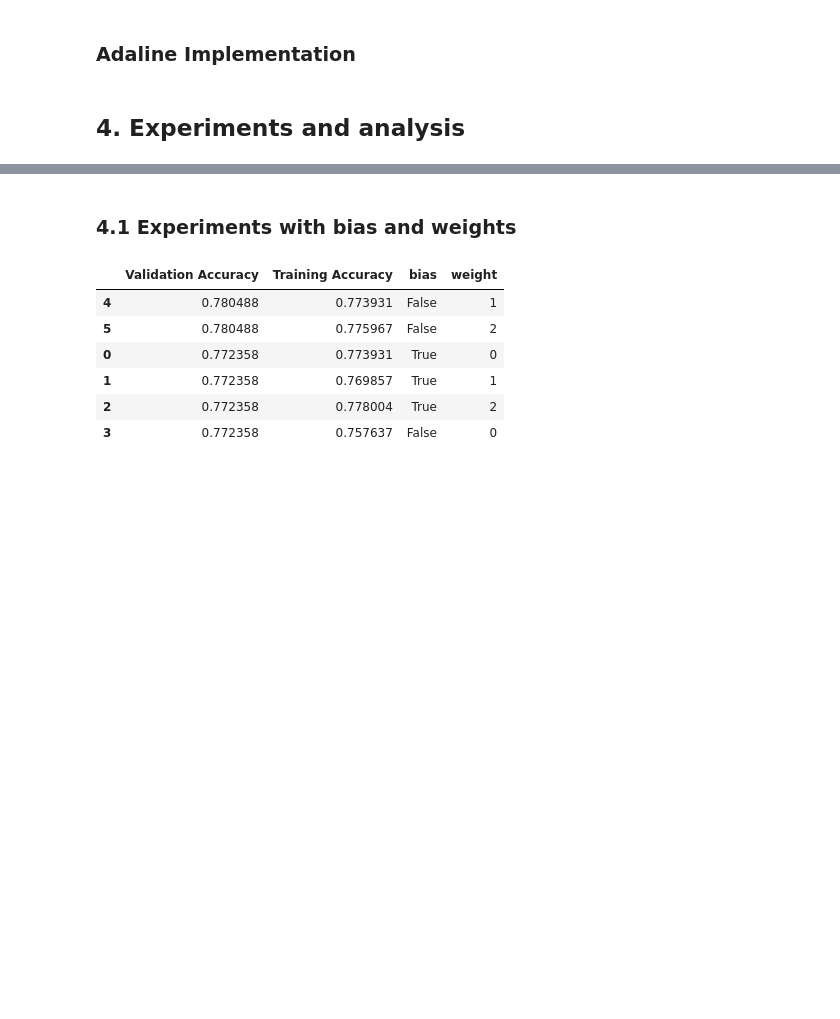
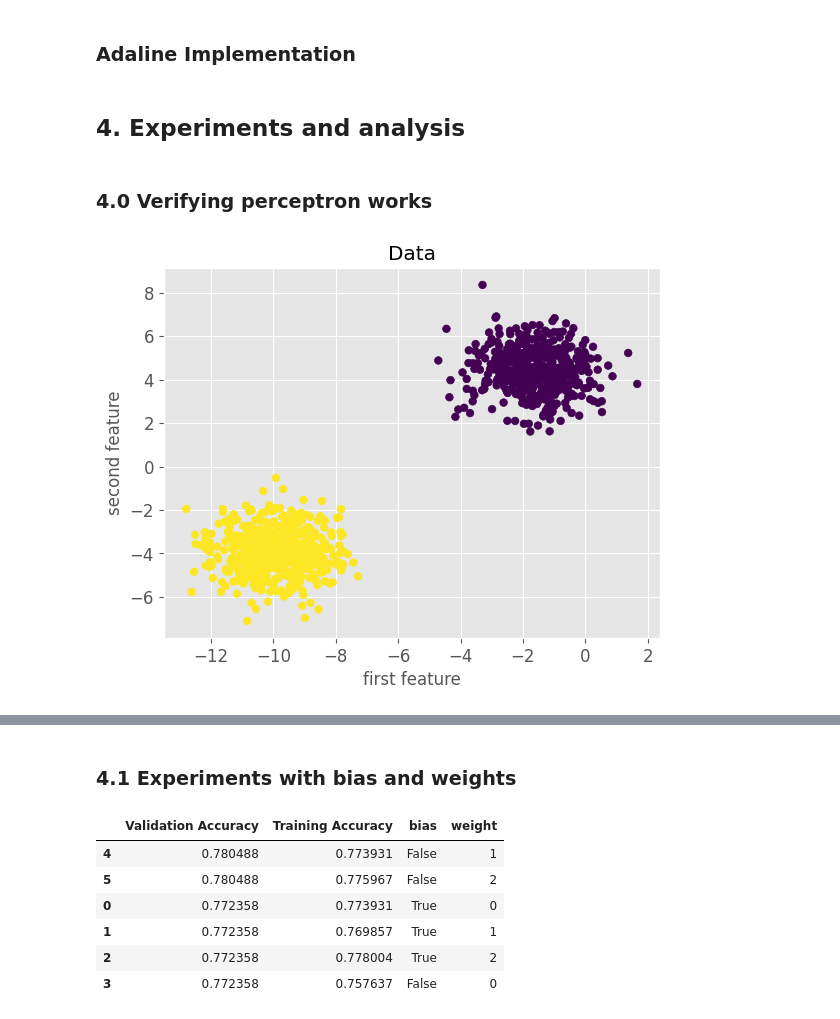
Before and after one commit to KaneZhao/deep-learning-assignments, a Jupyter notebook: assignment1/Assignment1.ipynb, the cells around one changed output, grey strips where cells are left out. Saved outputs shown, nothing was run; the diff lists cells and outputs as text; code cells hidden in the pictures; blank space fills up the shorter version.

Commit message:
add verifying

```diff
--- a/assignment1/Assignment1.ipynb
+++ b/assignment1/Assignment1.ipynb
@@ -412,3 +412,23 @@ class Adaline(Perceptron):
             plt.show
 # %% [markdown]
 ## 4. Experiments and analysis
+# %% [markdown]
+### 4.0 Verifying perceptron works
+# %%
+from sklearn.datasets import make_blobs
+
+sample_X, sample_y = make_blobs(n_samples=1000, n_features=2, centers=2, cluster_std=1, random_state=1)
+np.place(sample_y, sample_y==0, [-1])
+sample_y = sample_y.reshape((sample_y.shape[0], 1))
+
+
+# plot the classification data
+plt.style.use("ggplot")
+plt.figure()
+plt.title("Data")
+plt.xlabel('first feature')
+plt.ylabel('second feature')
+plt.scatter(sample_X[:, 0], sample_X[:, 1], marker="o", c=sample_y[:, 0], s=30)
+plt.show()
+# %% [output]
+[figure, added]
```
Also changed, not shown: parts of 2 cells of this notebook.
